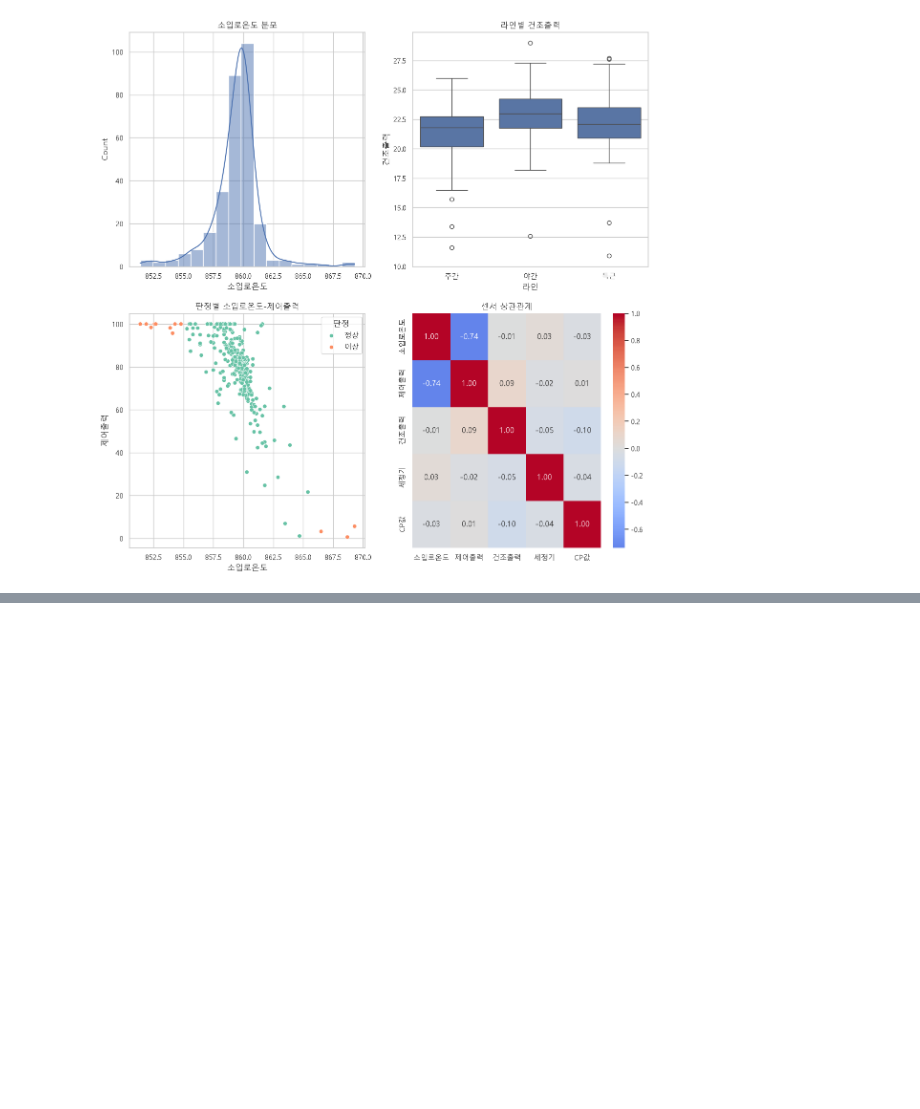
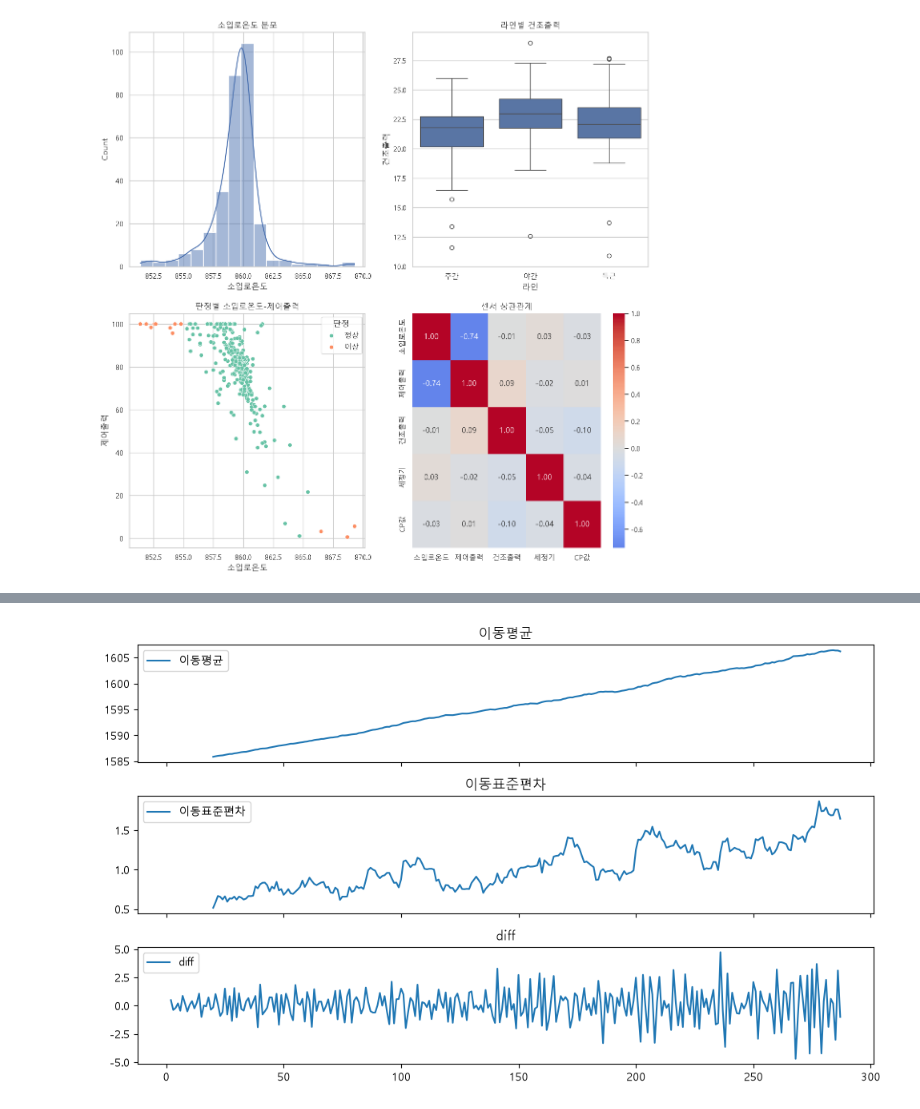
Before and after one commit to show4336-collab/KNA-DataAnalysis-1st, a Jupyter notebook: matplotlib_01.ipynb, the cells around one changed output, grey strips where cells are left out. Cells and saved outputs as stored; diff of their text form; code cells hidden in the pictures; blank space fills up the shorter version.

```diff
--- a/matplotlib_01.ipynb
+++ b/matplotlib_01.ipynb
@@ -537,0 +756,38 @@ for sensor in ['s_7', 's_11', 's_12']:
+# %%
+# 실습 2. 추세 변동성 변화량 종합 관찰
+
+fig, (ax1, ax2, ax3) = plt.subplots(
+    3, 1, figsize=(10, 6), sharex=True
+)
+
+# 1. 이동평균
+ax1.set_title('이동평균')
+ma = engine2['s_3'].rolling(20).mean()
+
+# ax1.plot(engine2['time_cycles'], engine2['s_3'], label='원본')
+ax1.plot(engine2['time_cycles'], ma, label='이동평균')
+ax1.legend()
+
+
+# 2. 이동표준편차
+ax2.set_title('이동표준편차')
+std = engine2['s_3'].rolling(20).std()
+
+# ax2.plot(engine2['time_cycles'], engine2['s_3'], label='원본')
+ax2.plot(engine2['time_cycles'], std, label='이동표준편차')
+ax2.legend()
+
+
+# 3. 변화량
+ax3.set_title('diff')
+diff = engine2['s_3'].diff()
+
+# ax3.plot(engine2['time_cycles'], engine2['s_3'], label='원본')
+ax3.plot(engine2['time_cycles'], diff, label='diff')
+ax3.legend()
+
+
+plt.tight_layout()
+plt.show()
+# %% [output]
+[figure, added]
```
Also changed, not shown: parts of 13 cells of this notebook, 1 other file.
